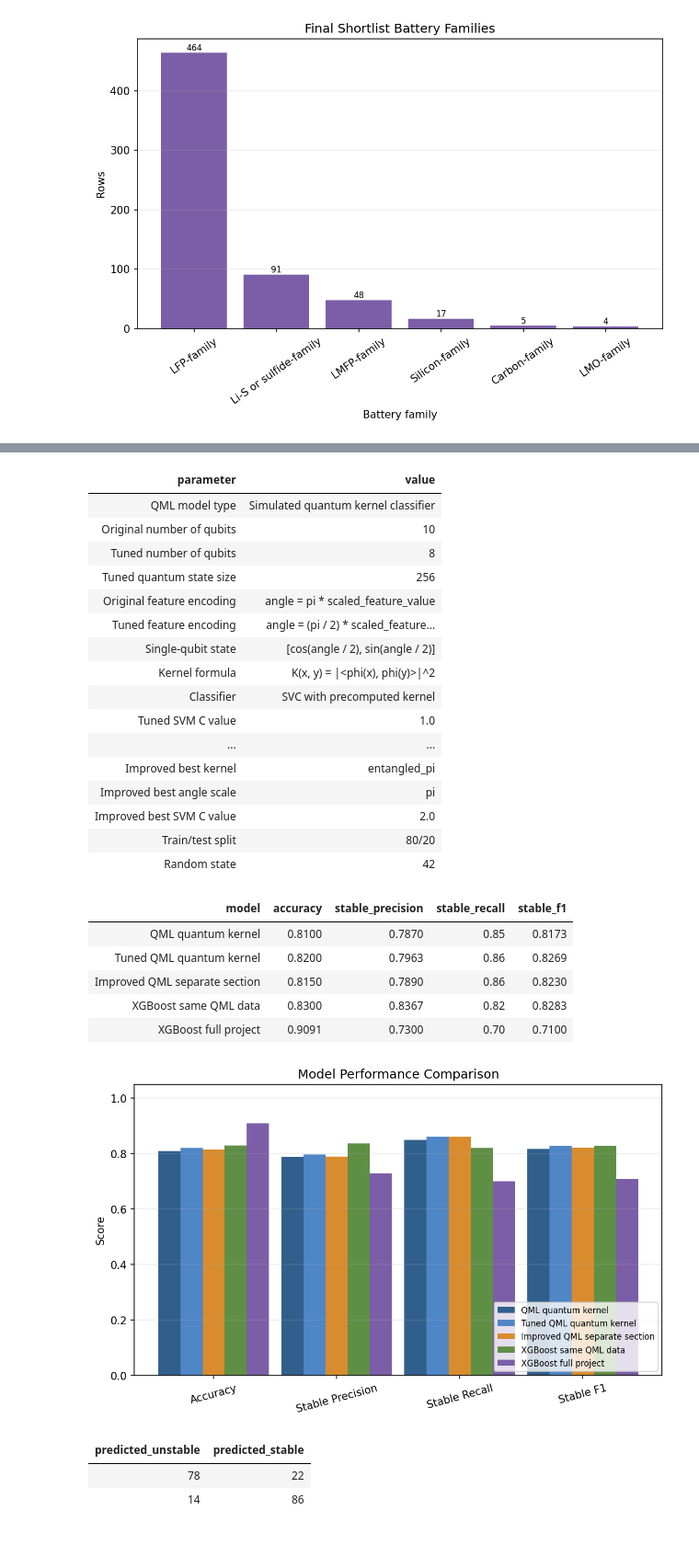
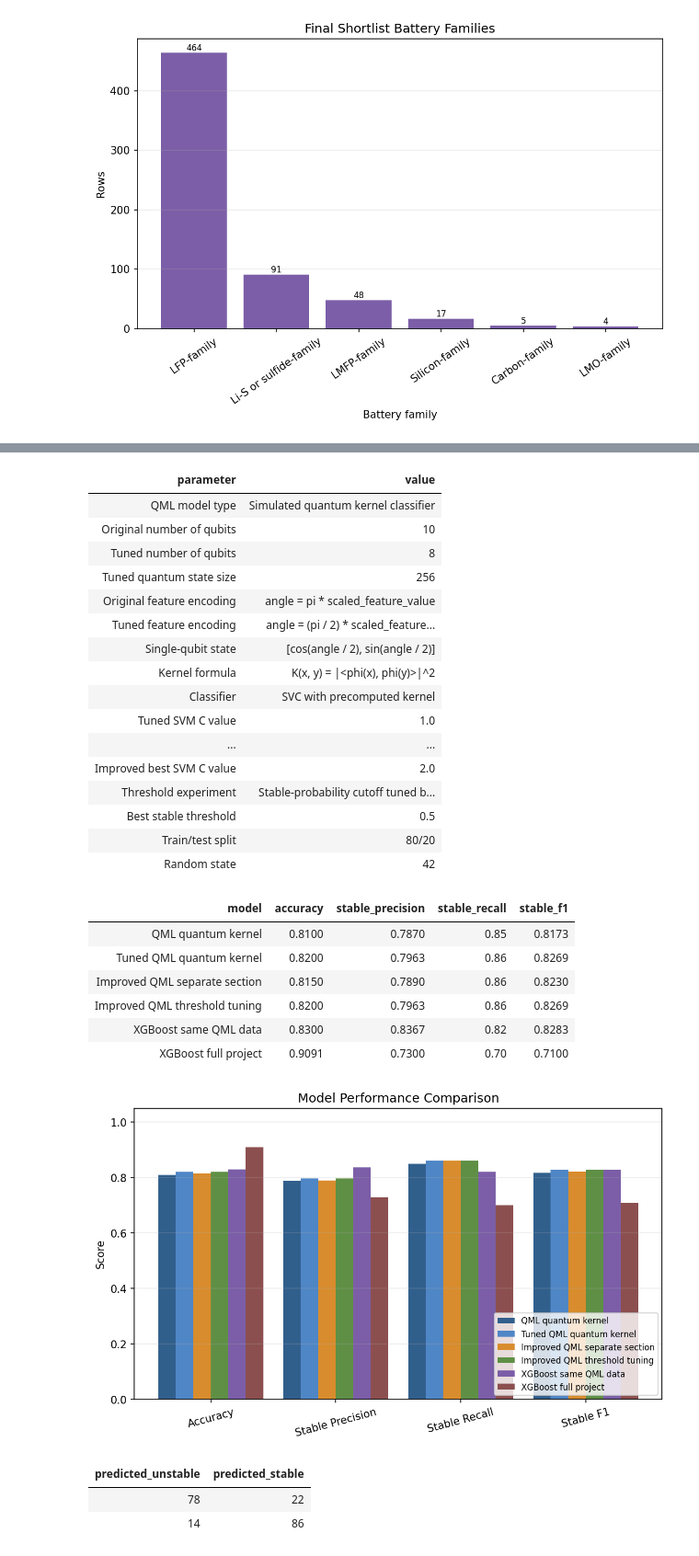
Before and after one commit to lifeknife10A/hybrid-quantum-battery-stability-prediction, a Jupyter notebook: Summer Vacation/Summer Vacation Main Presentation.ipynb, the cells around one changed output, grey strips where cells are left out. Shown at 92% size. Cells and saved outputs as stored; diff of their text form; code cells hidden in the pictures.

Commit message:
Add improved QML threshold experiment

```diff
--- a/Summer Vacation/Summer Vacation Main Presentation.ipynb
+++ b/Summer Vacation/Summer Vacation Main Presentation.ipynb
@@ -31,6 +31,8 @@ tuned_qml_predictions_dataframe = pd.read_csv(processed_folder / "qml tuned best
 improved_qml_dataset_dataframe = pd.read_csv(processed_folder / "improved qml feature pca.csv")
 improved_qml_tuning_results_dataframe = pd.read_csv(processed_folder / "improved qml tuning results.csv")
 improved_qml_predictions_dataframe = pd.read_csv(processed_folder / "improved qml best predictions.csv")
+improved_qml_threshold_results_dataframe = pd.read_csv(processed_folder / "improved qml threshold results.csv")
+improved_qml_threshold_predictions_dataframe = pd.read_csv(processed_folder / "improved qml threshold predictions.csv")
 
 dataset_summary = pd.DataFrame([
     {"dataset": "Lithium India scored", "rows": len(lithium_scored_dataframe), "columns": len(lithium_scored_dataframe.columns)},
@@ -41,6 +43,8 @@ dataset_summary = pd.DataFrame([
     {"dataset": "Improved QML PCA dataset", "rows": len(improved_qml_dataset_dataframe), "columns": len(improved_qml_dataset_dataframe.columns)},
     {"dataset": "Improved QML tuning results", "rows": len(improved_qml_tuning_results_dataframe), "columns": len(improved_qml_tuning_results_dataframe.columns)},
     {"dataset": "Improved QML test predictions", "rows": len(improved_qml_predictions_dataframe), "columns": len(improved_qml_predictions_dataframe.columns)},
+    {"dataset": "Improved QML threshold results", "rows": len(improved_qml_threshold_results_dataframe), "columns": len(improved_qml_threshold_results_dataframe.columns)},
+    {"dataset": "Improved QML threshold predictions", "rows": len(improved_qml_threshold_predictions_dataframe), "columns": len(improved_qml_threshold_predictions_dataframe.columns)},
 ])
 display(dataset_summary)
 # %% [output]
@@ -202,6 +208,8 @@ quantum_parameters_dataframe = pd.DataFrame([
     {"parameter": "Improved best kernel", "value": "entangled_pi"},
     {"parameter": "Improved best angle scale", "value": "pi"},
     {"parameter": "Improved best SVM C value", "value": "2.0"},
+    {"parameter": "Threshold experiment", "value": "Stable-probability cutoff tuned by cross-validation"},
+    {"parameter": "Best stable threshold", "value": "0.50"},
     {"parameter": "Train/test split", "value": "80/20"},
     {"parameter": "Random state", "value": "42"},
 ])
@@ -219,9 +227,9 @@ display(quantum_parameters_dataframe)
 | Classifier | SVC with precomputed kernel |
 | Tuned SVM C value | 1.0 |
 | ... | ... |
-| Improved best kernel | entangled_pi |
-| Improved best angle scale | pi |
 | Improved best SVM C value | 2.0 |
+| Threshold experiment | Stable-probability cutoff tuned b... |
+| Best stable threshold | 0.5 |
 | Train/test split | 80/20 |
 | Random state | 42 |
 # %%
@@ -232,6 +240,8 @@ tuned_true_labels = tuned_qml_predictions_dataframe["target_is_stable"]
 tuned_qml_predicted_labels = tuned_qml_predictions_dataframe["tuned_qml_predicted_label"]
 improved_true_labels = improved_qml_predictions_dataframe["target_is_stable"]
 improved_qml_predicted_labels = improved_qml_predictions_dataframe["improved_qml_predicted_label"]
+threshold_true_labels = improved_qml_threshold_predictions_dataframe["target_is_stable"]
+threshold_qml_predicted_labels = improved_qml_threshold_predictions_dataframe["threshold_qml_predicted_label"]
 
 metric_dataframe = pd.DataFrame([
     {
@@ -254,40 +264,48 @@ metric_dataframe = pd.DataFrame([
         "stable_precision": precision_score(improved_true_labels, improved_qml_predicted_labels, zero_division=0),
         "stable_recall": recall_score(improved_true_labels, improved_qml_predicted_labels, zero_division=0),
         "stable_f1": f1_score(improved_true_labels, improved_qml_predicted_labels, zero_division=0),
+    },
+    {
+        "model": "Improved QML threshold tuning",
+        "accuracy": accuracy_score(threshold_true_labels, threshold_qml_predicted_labels),
+        "stable_precision": precision_score(threshold_true_labels, threshold_qml_predicted_labels, zero_division=0),
+        "stable_recall": recall_score(threshold_true_labels, threshold_qml_predicted_labels, zero_division=0),
+        "stable_f1": f1_score(threshold_true_labels, threshold_qml_predicted_labels, zero_division=0),
     },
     {
         "model": "XGBoost same QML data",
         "accuracy": accuracy_score(true_labels, xgboost_predicted_labels),
         "stable_precision": precision_score(true_labels, xgboost_predicted_labels, zero_division=0),
         "stable_recall": recall_score(true_labels, xgboost_predicted_labels, zero_division=0),
         "stable_f1": f1_score(true_labels, xgboost_predicted_labels, zero_division=0),
     },
     {
         "model": "XGBoost full project",
         "accuracy": 0.9091,
         "stable_precision": 0.7300,
         "stable_recall": 0.7000,
         "stable_f1": 0.7100,
     },
 ]).round(4)
 
 display(metric_dataframe)
 
 metric_dataframe.set_index("model")[["accuracy", "stable_precision", "stable_recall", "stable_f1"]].plot(kind="bar", figsize=(9, 5))
 plt.title("Model Performance Comparison")
 plt.ylabel("Score")
 plt.ylim(0, 1.05)
 plt.xticks(rotation=15)
 plt.grid(axis="y", alpha=0.25)
 plt.show()
 # %% [output]
 | model | accuracy | stable_precision | stable_recall | stable_f1 |
 | QML quantum kernel | 0.8100 | 0.7870 | 0.85 | 0.8173 |
 | Tuned QML quantum kernel | 0.8200 | 0.7963 | 0.86 | 0.8269 |
 | Improved QML separate section | 0.8150 | 0.7890 | 0.86 | 0.8230 |
+| Improved QML threshold tuning | 0.8200 | 0.7963 | 0.86 | 0.8269 |
 | XGBoost same QML data | 0.8300 | 0.8367 | 0.82 | 0.8283 |
 | XGBoost full project | 0.9091 | 0.7300 | 0.70 | 0.7100 |
-[figure, old version]
+[figure, new version]
 # %%
 qml_confusion_matrix = confusion_matrix(tuned_true_labels, tuned_qml_predicted_labels, labels=[0, 1])
 confusion_dataframe = pd.DataFrame(
```
Also changed, not shown: parts of 4 cells of this notebook, 8 other files.
